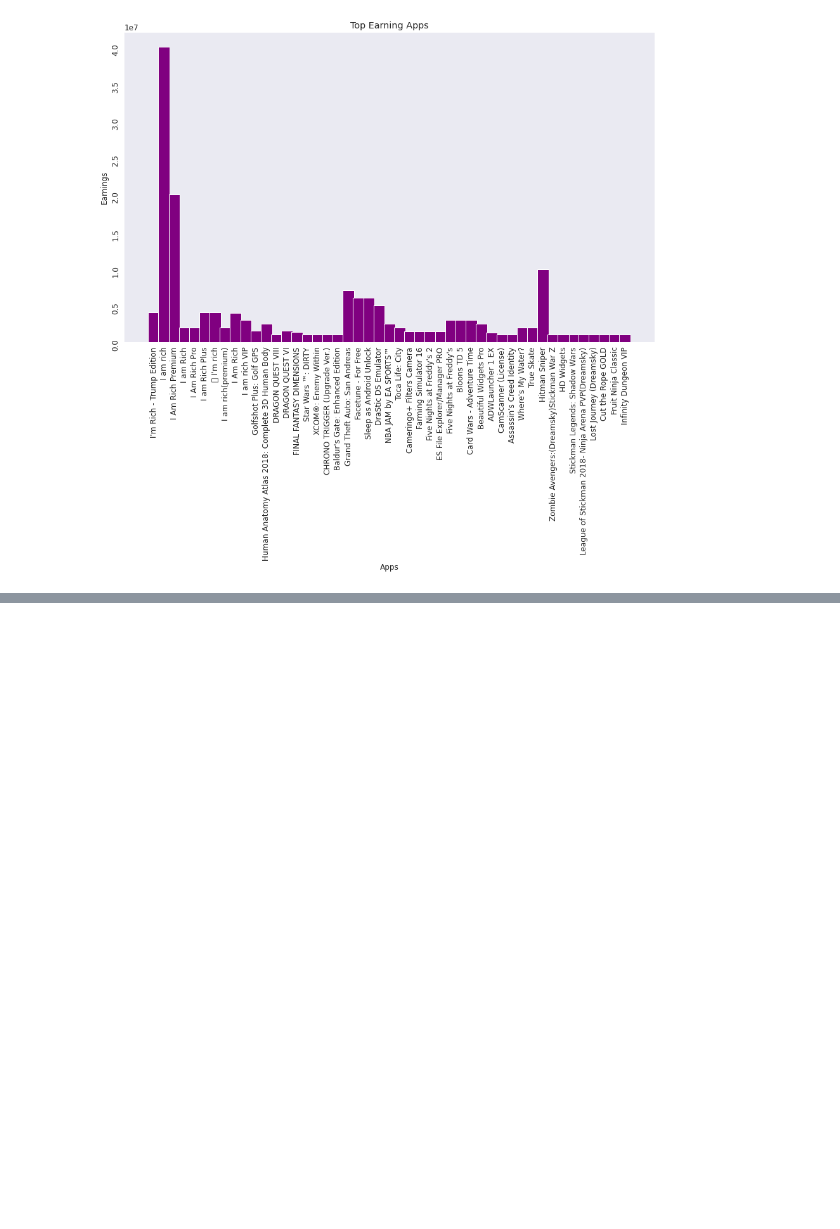
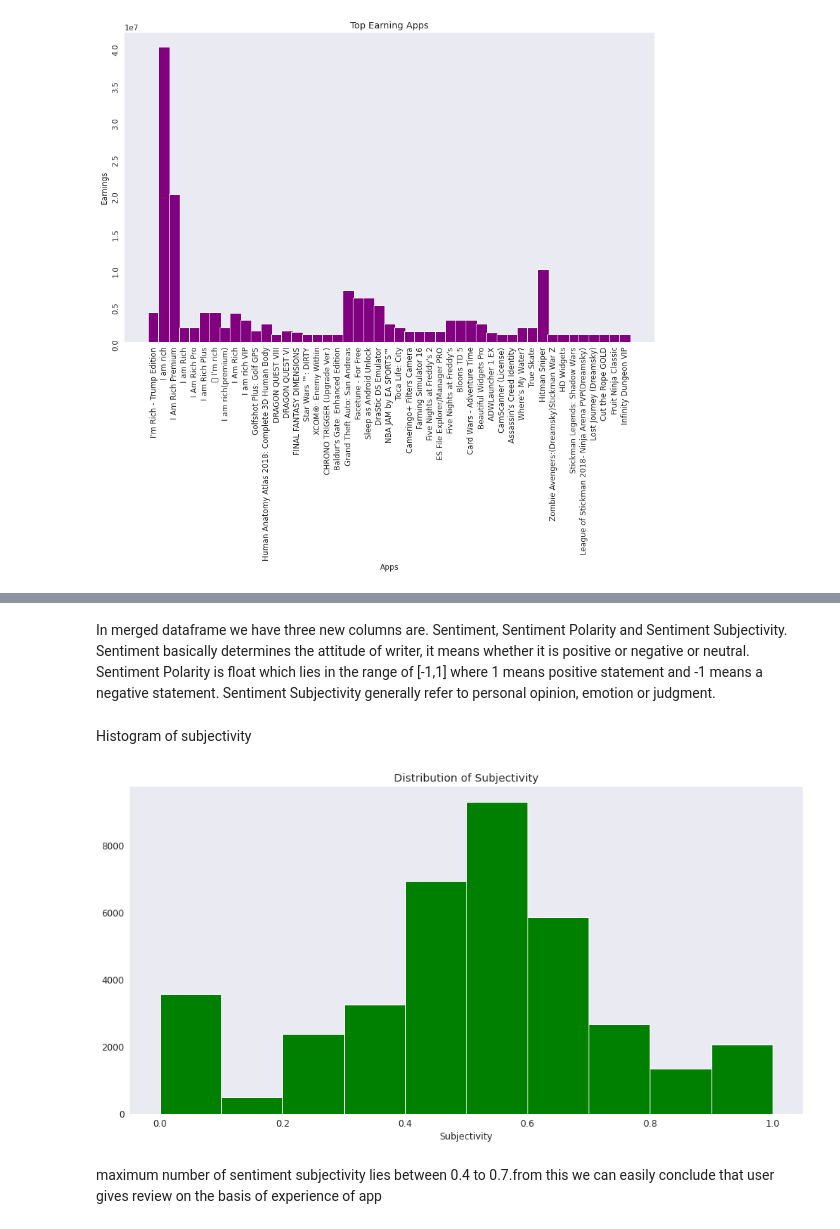
Before and after one commit to Nkbhapkar/EDA-on-playstore, a Jupyter notebook: Exploratory_data_analysis_on_Play_Store_App_Review_Analysis_Capstone_Project.ipynb, the cells around one changed output, grey strips where cells are left out. Saved outputs shown, nothing was run; the diff lists cells and outputs as text; code cells hidden in the pictures; blank space fills up the shorter version.

```diff
--- a/Exploratory_data_analysis_on_Play_Store_App_Review_Analysis_Capstone_Project.ipynb
+++ b/Exploratory_data_analysis_on_Play_Store_App_Review_Analysis_Capstone_Project.ipynb
@@ -668,0 +721,14 @@ plt.title("Top Earning Apps");
+# %% [markdown]
+In merged dataframe we have three new columns are. Sentiment, Sentiment Polarity and Sentiment Subjectivity. Sentiment basically determines the attitude of writer, it means whether it is positive or negative or neutral. Sentiment Polarity is float which lies in the range of [-1,1] where 1 means positive statement and -1 means a negative statement. Sentiment Subjectivity generally refer to personal opinion, emotion or judgment.
+# %% [markdown]
+Histogram of subjectivity
+# %%
+plt.figure(figsize=(16,8))
+plt.xlabel("Subjectivity")
+plt.title("Distribution of Subjectivity")
+plt.hist(merged_df[merged_df['Sentiment_Subjectivity'].notnull()]['Sentiment_Subjectivity'],color='g')
+plt.show()
+# %% [output]
+[figure, added]
+# %% [markdown]
+maximum number of sentiment subjectivity lies between 0.4 to 0.7.from this we can easily conclude that user gives review on the basis of experience of app
```
Also changed, not shown: parts of 16 cells of this notebook.
